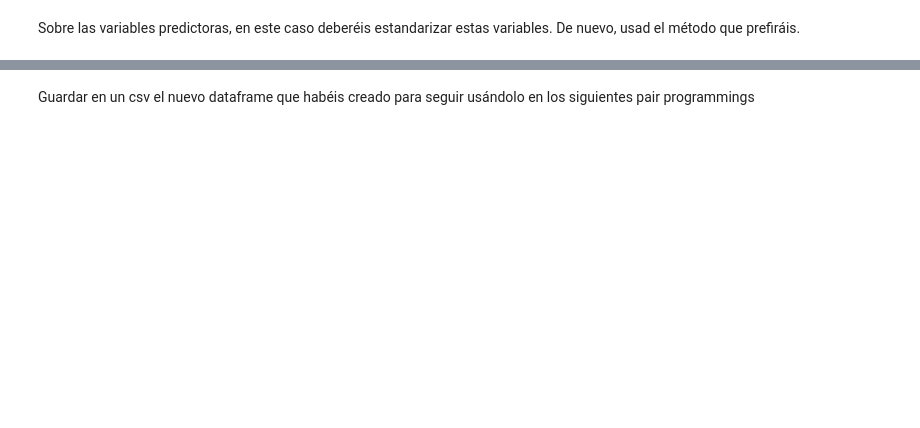
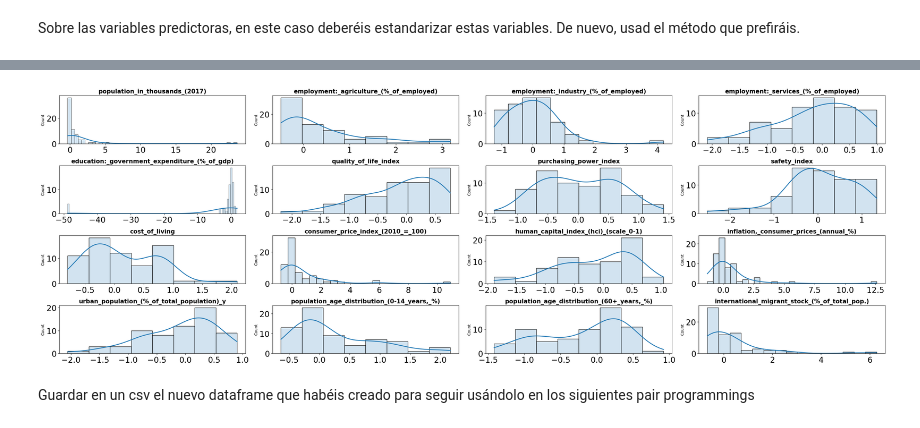
Before and after one commit to Adalab/promo-d-da-modulo3-sprint1-laura-maitane, a Jupyter notebook: regresion-lineal/reg-lin-6-estandarización.ipynb, the cells around one changed output, grey strips where cells are left out. Cells and saved outputs as stored; diff of their text form; code cells hidden in the pictures; blank space fills up the shorter version.

```diff
--- a/regresion-lineal/reg-lin-6-estandarización.ipynb
+++ b/regresion-lineal/reg-lin-6-estandarización.ipynb
@@ -25,2 +49,7 @@ pd.options.display.max_columns = None
 # %% [markdown]
 Sobre las variables predictoras, en este caso deberéis estandarizar estas variables. De nuevo, usad el método que prefiráis.
+# %%
+
+robust = RobustScaler()
+# %%
+robust.fit(df_numericas)
@@ -26,0 +58,5 @@ Sobre las variables predictoras, en este caso deberéis estandarizar estas varia
+# %%
+X_robust = robust.transform(df_numericas)
+# %%
+numericas_robust = pd.DataFrame(X_robust, columns = df_numericas.columns)
+numericas_robust.head(2)
@@ -27,2 +90,26 @@ Sobre las variables predictoras, en este caso deberéis estandarizar estas varia
+# %%
+fig, axes = plt.subplots(4,4 , figsize = (30, 10))
+
+columnas_robust = numericas_robust.columns
+axes = axes.flat
+
+
+for i, colum in enumerate(columnas_robust):
+    sns.histplot(
+        data = numericas_robust,
+        x = colum,
+        kde = True,
+        line_kws = {"linewidth": 2},
+        alpha = 0.2,
+        ax = axes[i])
+
+
+    axes[i].set_title(colum, fontsize = 15, fontweight = "bold")
+    axes[i].tick_params(labelsize = 20)
+    axes[i].set_xlabel("")
+
+fig.tight_layout()
+# %% [output]
+[figure, added]
 # %% [markdown]
 Guardar en un csv el nuevo dataframe que habéis creado para seguir usándolo en los siguientes pair programmings
```
Also changed, not shown: parts of 6 cells of this notebook.
